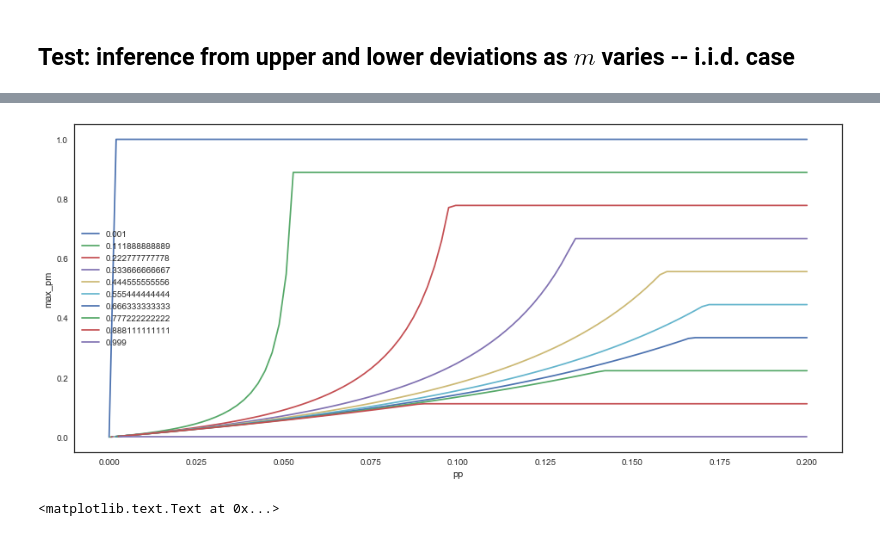
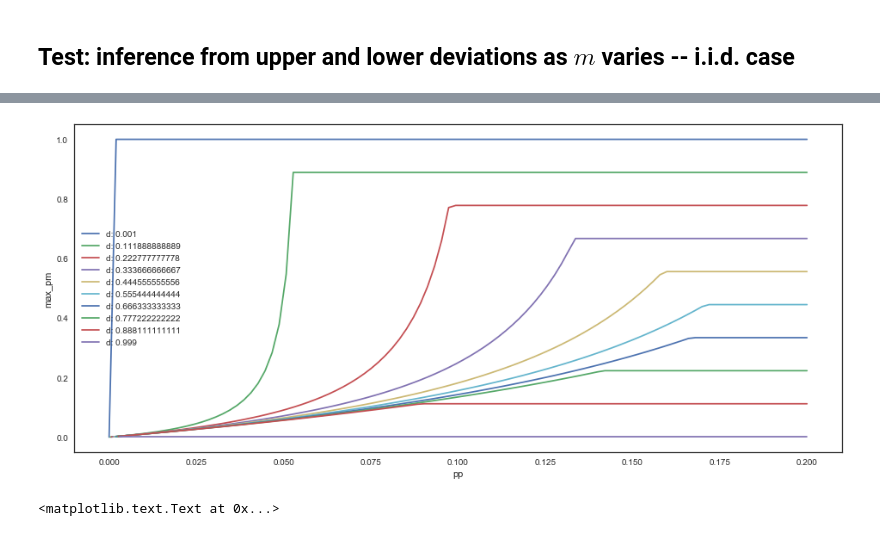
Before and after one commit to sylvaingchassang/missing_bids, a Jupyter notebook: example_tsuchiura.ipynb, the cells around one changed output, grey strips where cells are left out. Saved outputs shown, nothing was run; the diff lists cells and outputs as text; code cells hidden in the pictures.

```diff
--- a/example_tsuchiura.ipynb
+++ b/example_tsuchiura.ipynb
@@ -44,13 +42,8 @@ This should be equivalent to the case where there are no information constraints
 # %% [markdown]
 ## Test: inference from upper and lower deviations as $m$ varies -- i.i.d. case
 # %%
-# for m in np.linspace(.1, 1, .05):
-tsuchiura_data = auction_data.AuctionData('tests/reference_data/tsuchiura_data.csv')
-
-ic_solver = ic_sets.ICSets(rho_p=.001, rho_m=.001, auction_data=tsuchiura_data,
+ic_solver = ic_sets.ICSets(rho_p=.001, rho_m=.005, auction_data=tsuchiura_data,
                            k=0, t=.0, m=.5)
-
-ic_solver.set_tolerance_parameters(m=.5)
 
 steps = np.linspace(0, 1, 5)
 list_p_c = list(itertools.product(steps, repeat=4))
@@ -65,3 +58,4 @@ for i, test_pc in enumerate(list_p_c):
     data.append([is_rationalizable, is_rationalizable_iid])
 
 df_match = pd.DataFrame(data=data, index=index, columns=['iid', 'general'])
+np.mean(df_match['iid'] == df_match['general'])
@@ -100,18 +64,17 @@ plt.ylim(0, 0.002)
 # %%
-
+# illustrating value_pm where it is constrained by IC
 legend = []
 plt.figure(figsize=(16,7))
 for d in np.linspace(0.001, .999, 10):
     range_pp = np.linspace(ic_solver.lower_slope_pp * d, .2, 100)
     max_pm = [ic_solver.value_pm(d, pp) for pp in range_pp]
     plt.plot(range_pp, max_pm)
-    legend.append(d)
+    legend.append('d: {}'.format(d))
 plt.legend(legend)
 plt.xlabel('pp')
 plt.ylabel('max_pm')
 
-
 plt.show()
 # %% [output]
-[figure, old version]
+[figure, new version]
 # %%
```
Also changed, not shown: parts of 17 cells of this notebook, 2 other files.
